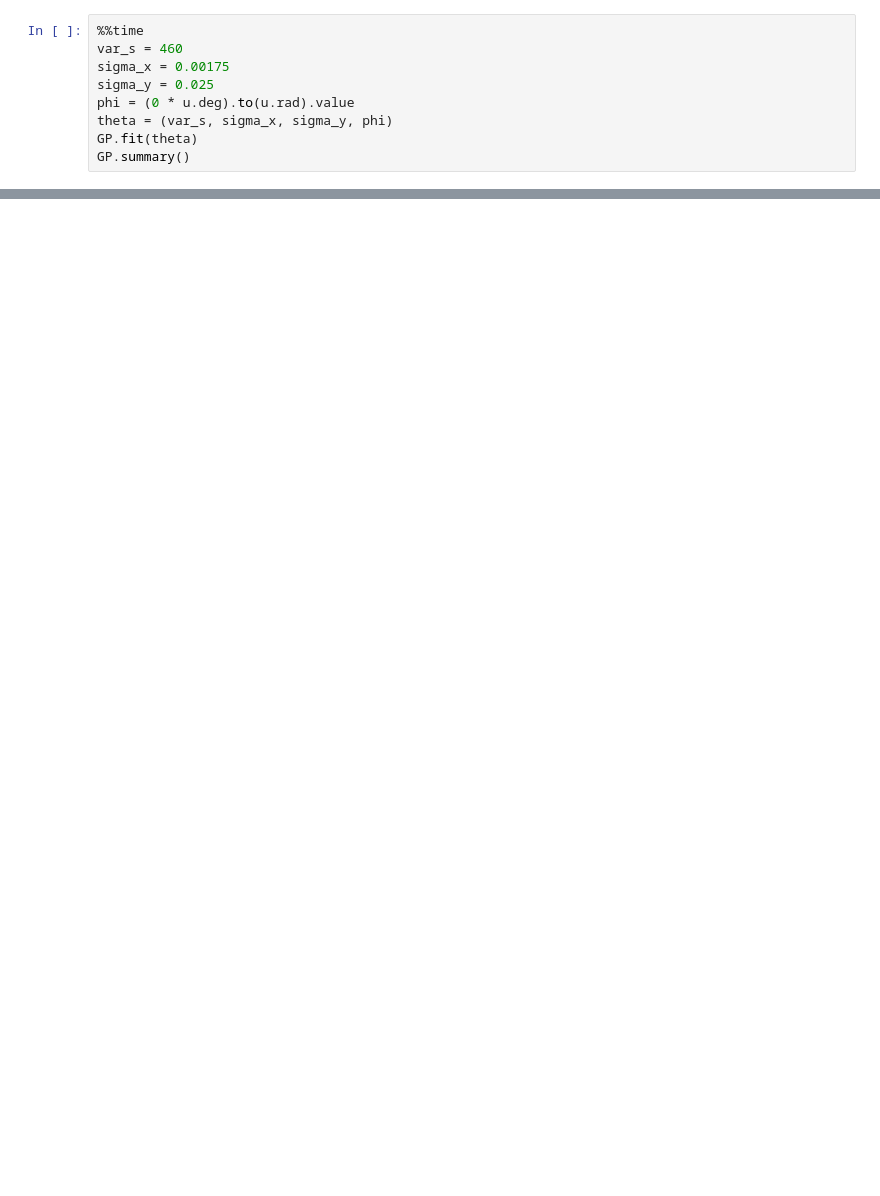
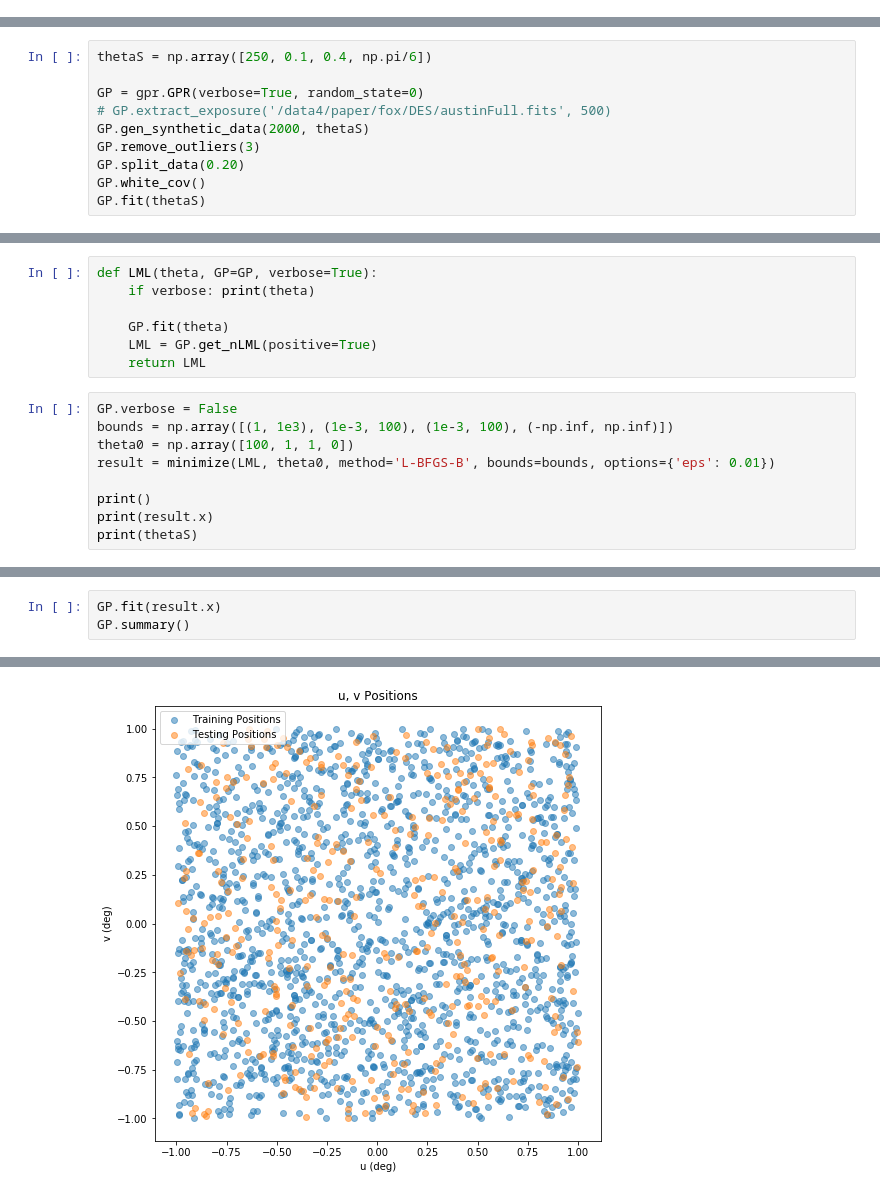
Before and after one commit to FoxFortino/DESworkspace, a Jupyter notebook: GPR.ipynb, the cells around one changed output, grey strips where cells are left out. Drawn from its saved outputs; the diff is of its cells as text; blank space fills up the shorter version.

Commit message:
Serving as, sort of, the home page of my work. Updated with latest synthetic data and scipy optimization with chisq. Looking good.

```diff
--- a/GPR.ipynb
+++ b/GPR.ipynb
@@ -73,9 +0,0 @@ Wall time: 30 s
-# %%
-%%time
-var_s = 460
-sigma_x = 0.00175
-sigma_y = 0.025
-phi = (0 * u.deg).to(u.rad).value
-theta = (var_s, sigma_x, sigma_y, phi)
-GP.fit(theta)
-GP.summary()
@@ -100,0 +11,10 @@ Wall time: 2min 59s
+# %%
+thetaS = np.array([250, 0.1, 0.4, np.pi/6])
+
+GP = gpr.GPR(verbose=True, random_state=0)
+# GP.extract_exposure('/data4/paper/fox/DES/austinFull.fits', 500)
+GP.gen_synthetic_data(2000, thetaS)
+GP.remove_outliers(3)
+GP.split_data(0.20)
+GP.white_cov()
+GP.fit(thetaS)
@@ -100,0 +44,16 @@ Wall time: 2min 59s
+# %%
+def LML(theta, GP=GP, verbose=True):
+    if verbose: print(theta)
+
+    GP.fit(theta)
+    LML = GP.get_nLML(positive=True)
+    return LML
+# %%
+GP.verbose = False
+bounds = np.array([(1, 1e3), (1e-3, 100), (1e-3, 100), (-np.inf, np.inf)])
+theta0 = np.array([100, 1, 1, 0])
+result = minimize(LML, theta0, method='L-BFGS-B', bounds=bounds, options={'eps': 0.01})
+
+print()
+print(result.x)
+print(thetaS)
@@ -100,0 +78,4 @@ Wall time: 2min 59s
+# %%
+GP.fit(result.x)
+GP.summary()
+# %% [output]
@@ -100,0 +87 @@ Wall time: 2min 59s
+[figure, added]
```
Also changed, not shown: parts of 10 cells of this notebook.
